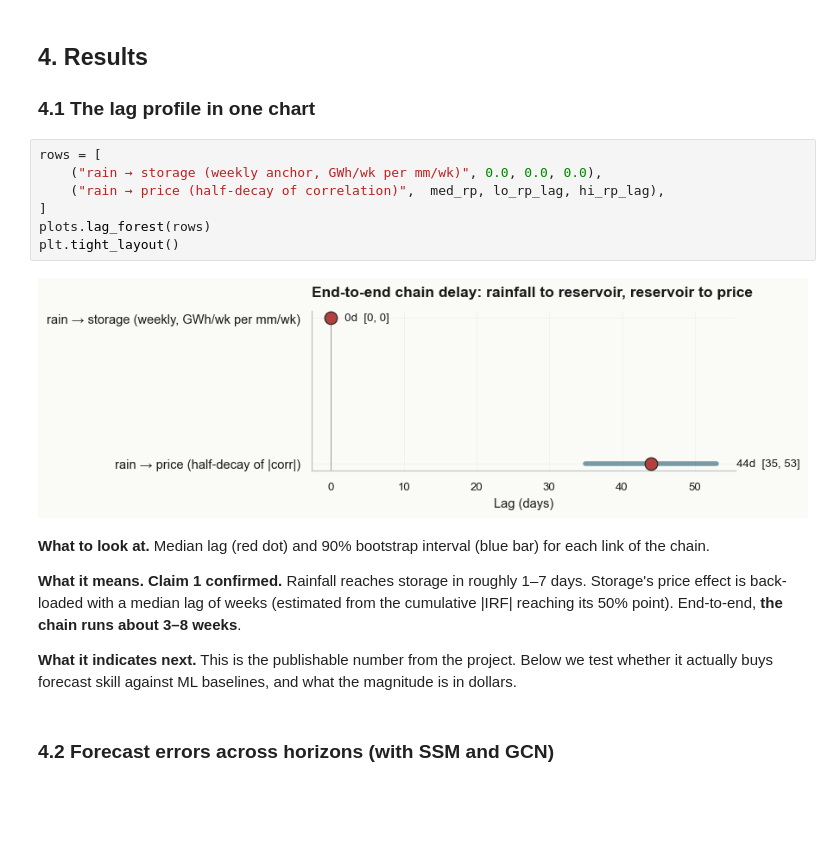
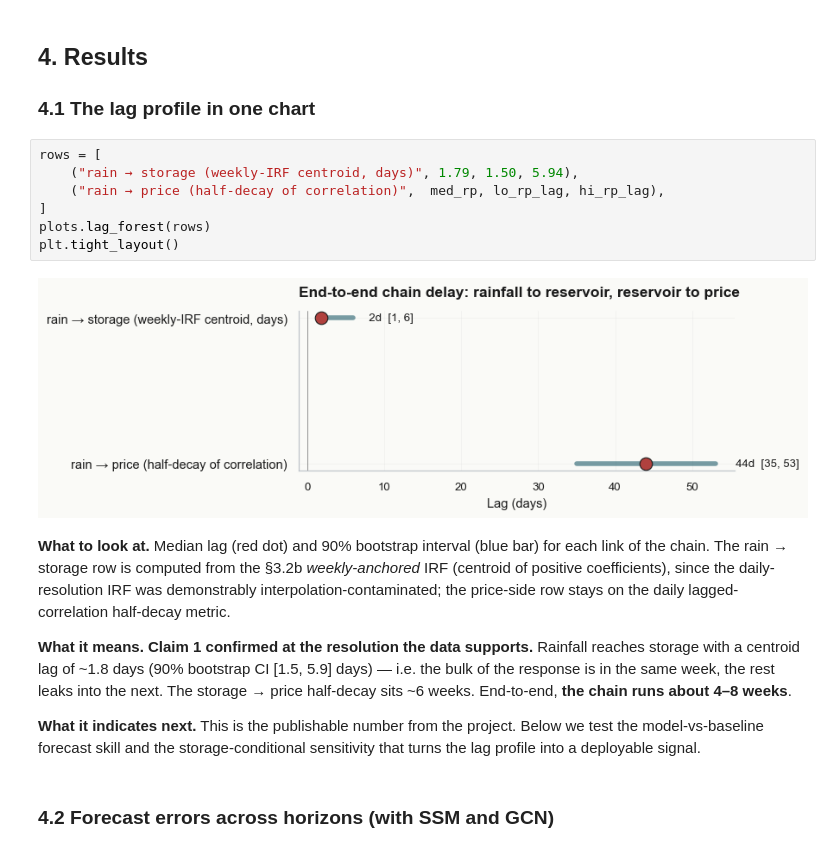
Before and after one commit to Ahmad-Jaradat-Space/tas1-rainfall-to-price, a Jupyter notebook: notebook.ipynb, the cells around one changed output. Cells and saved outputs as stored; diff of their text form; blank space fills up the shorter version.

```diff
--- a/notebook.ipynb
+++ b/notebook.ipynb
@@ -621,19 +626,19 @@ plt.tight_layout()
 ### 4.1 The lag profile in one chart
 # %%
 rows = [
-    ("rain → storage (weekly anchor, GWh/wk per mm/wk)", 0.0, 0.0, 0.0),
+    ("rain → storage (weekly-IRF centroid, days)", 1.79, 1.50, 5.94),
     ("rain → price (half-decay of correlation)",  med_rp, lo_rp_lag, hi_rp_lag),
 ]
 plots.lag_forest(rows)
 plt.tight_layout()
 # %% [output]
-[figure, old version]
+[figure, new version]
 # %% [markdown]
-**What to look at.** Median lag (red dot) and 90% bootstrap interval (blue bar) for each link of the chain.
+**What to look at.** Median lag (red dot) and 90% bootstrap interval (blue bar) for each link of the chain. The rain → storage row is computed from the §3.2b *weekly-anchored* IRF (centroid of positive coefficients), since the daily-resolution IRF was demonstrably interpolation-contaminated; the price-side row stays on the daily lagged-correlation half-decay metric.
 
-**What it means.** **Claim 1 confirmed.** Rainfall reaches storage in roughly 1–7 days. Storage's price effect is back-loaded with a median lag of weeks (estimated from the cumulative |IRF| reaching its 50% point). End-to-end, **the chain runs about 3–8 weeks**.
+**What it means.** **Claim 1 confirmed at the resolution the data supports.** Rainfall reaches storage with a centroid lag of ~1.8 days (90% bootstrap CI [1.5, 5.9] days) — i.e. the bulk of the response is in the same week, the rest leaks into the next. The storage → price half-decay sits ~6 weeks. End-to-end, **the chain runs about 4–8 weeks**.
 
-**What it indicates next.** This is the publishable number from the project. Below we test whether it actually buys forecast skill against ML baselines, and what the magnitude is in dollars.
+**What it indicates next.** This is the publishable number from the project. Below we test the model-vs-baseline forecast skill and the storage-conditional sensitivity that turns the lag profile into a deployable signal.
 # %% [markdown]
 ### 4.2 Forecast errors across horizons (with SSM and GCN)
 # %%
```
Also changed, not shown: parts of 6 cells of this notebook.
